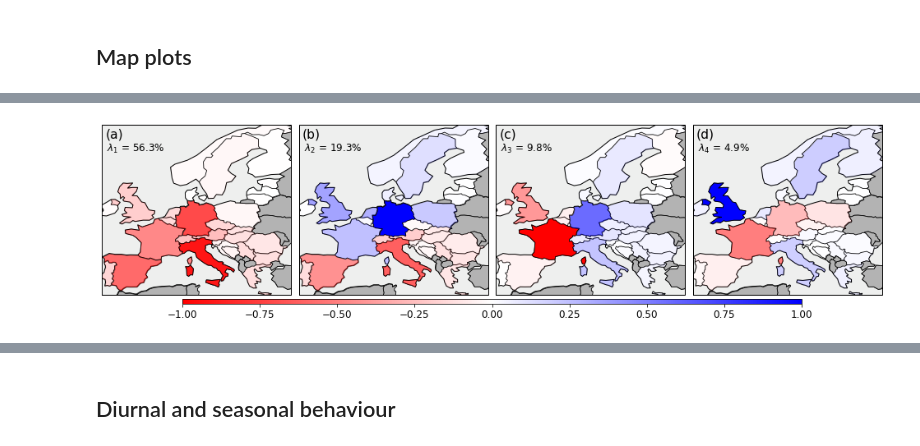
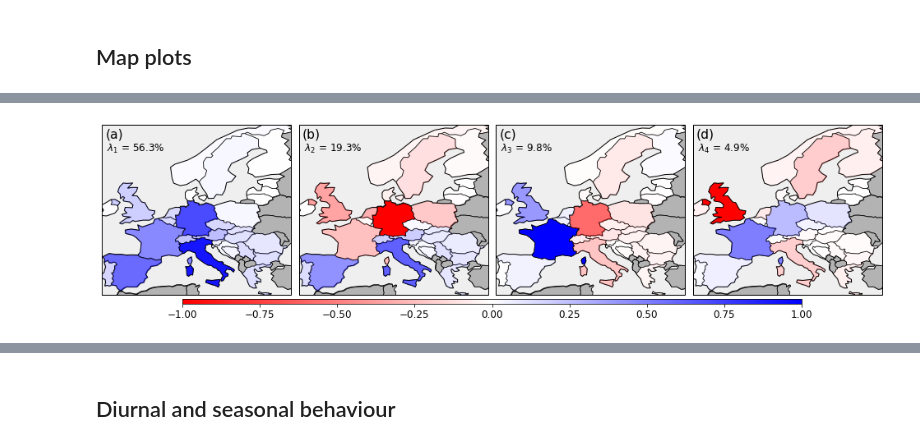
Before and after one commit to leonsn/principal-pattern-paper-data, a Jupyter notebook: 03_main_figures.ipynb, the cells around one changed output, grey strips where cells are left out. Cells and saved outputs as stored; diff of their text form; code cells hidden in the pictures.

```diff
--- a/03_main_figures.ipynb
+++ b/03_main_figures.ipynb
@@ -553,7 +555,7 @@ fig, ax = plt.subplots(figsize=(17, 4), nrows=1, ncols=4, subplot_kw={'projectio
 linewidth = 0.8
 panels = ['(a)', '(b)', '(c)', '(d)']
 eigen_values = eig_val
-eigen_vectors = eig_vec
+eigen_vectors = - eig_vec #invert eigenvector to make the results more intuitive
 variance_explained = []
 for j in eigen_values:
      variance_explained.append((j/sum(eigen_values))*100)
@@ -581,34 +583,34 @@ for i in range(4):
                 name_loop = 'FR'
             else:
                 name_loop = country.attributes['ISO_A2']
             for country_PSA in VT.index.values:
                 if country_PSA == name_loop:
                     color_value = VT.loc[country_PSA][PC_NO-1]
                     if color_value <= 0:
                         color_value = np.absolute(color_value)*1.5
                         ax[i].add_geometries([country.geometry], ccrs.PlateCarree(), linewidth=linewidth, facecolor=(1, 0, 0),
                                              alpha=(np.min([color_value, 1])), edgecolor="black", label=country.attributes['ADM0_A3'])
                     else:
                         color_value = np.absolute(color_value)*1.5
                         ax[i].add_geometries([country.geometry], ccrs.PlateCarree(), linewidth=linewidth, facecolor=(0, 0, 1),
                                              alpha=(np.min([color_value, 1])), edgecolor="black", label=country.attributes['ADM0_A3'])
         else:
             ax[i].add_geometries([country.geometry], ccrs.PlateCarree(),facecolor=(.7,.7,.7), alpha=1, linewidth=linewidth,
                                  edgecolor="black", label=country.attributes['ADM0_A3'])
 
     ax[i].text(0.018, 0.92, panels[i], fontsize=15.5, transform=ax[i].transAxes);
     ax[i].text(0.026, 0.84, r'$\lambda_{'+ str(PC_NO) + '}$ = ' + str(round(variance_explained[PC_NO-1],1)) + '%',
                fontsize=12, transform=ax[i].transAxes);
 
 cmap = LinearSegmentedColormap.from_list('mycmap', [(1,0,0),(1,0.333,0.333),(1,0.666,0.666),'white',(0.666,0.666,1),(0.333,0.333,1),(0,0,1)])
 shrink = 0.08
 ax1 = fig.add_axes([0.125+shrink, 0.105, 0.775-shrink*2, 0.02])
 norm = matplotlib.colors.Normalize(vmin=-1, vmax=1)
 cbar = ax1.figure.colorbar(matplotlib.cm.ScalarMappable(norm=norm, cmap=cmap), cax=ax1, orientation='horizontal')
 cbar.ax.tick_params(labelsize=12)
 plt.subplots_adjust(hspace=0.02, wspace=0.04)
 # %% [output]
-[figure, old version]
+[figure, new version]
 # %%
 #file = 'postnetwork-elec_only_0.125_0.05.h5'
 #network = pypsa.Network(directory+file)
```
Also changed, not shown: parts of 6 cells of this notebook, 3 other files.
